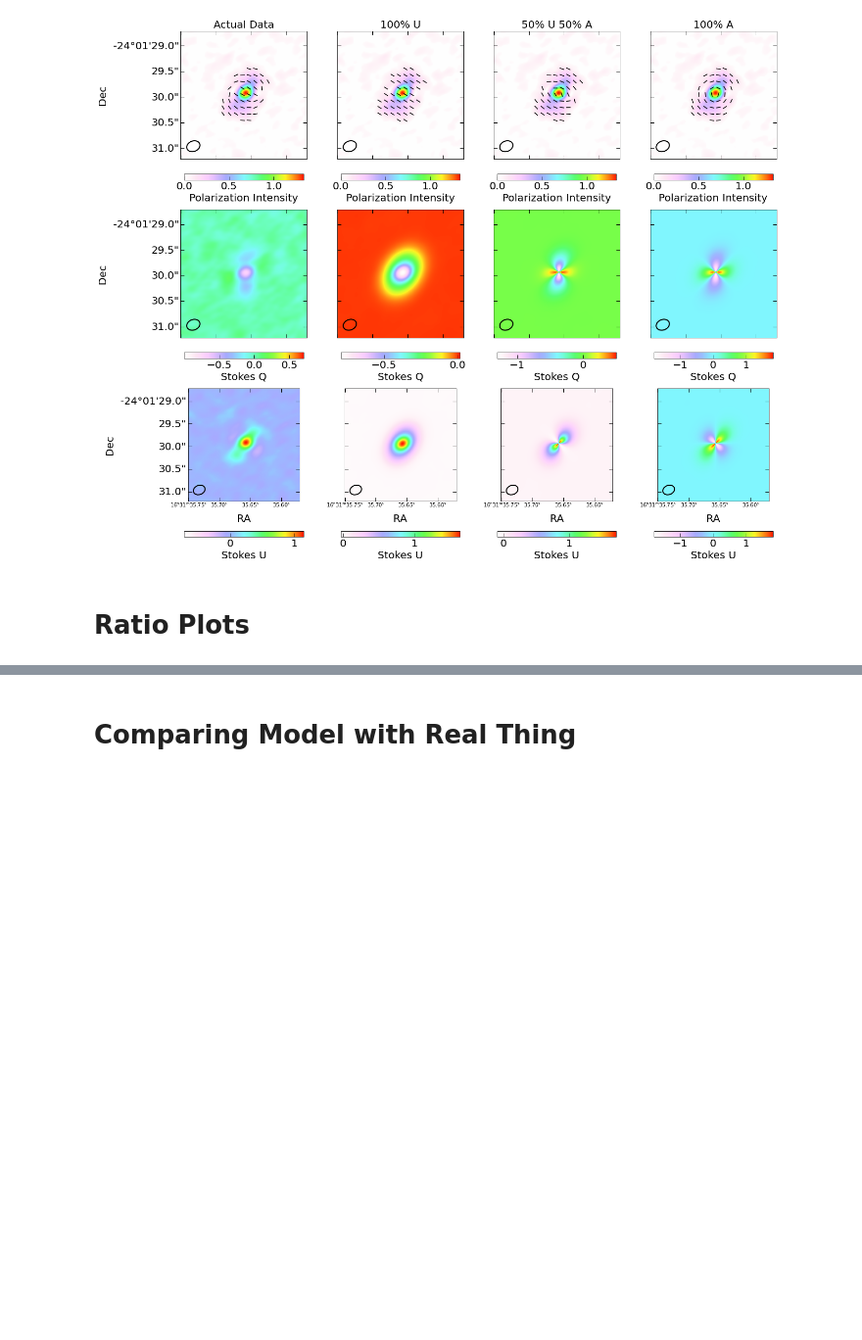
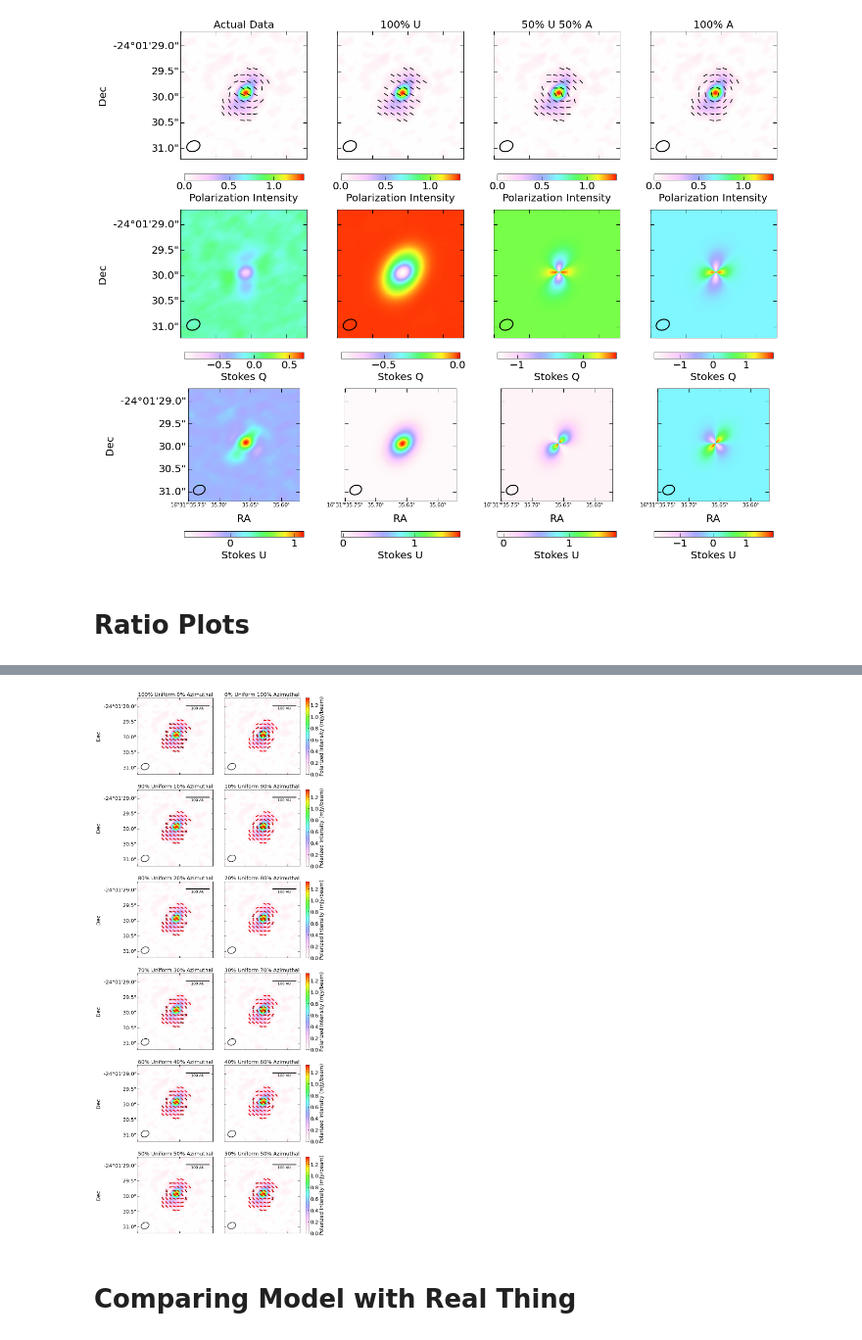
Before and after one commit to audreyburggraf/MastersThesis, a Jupyter notebook: PLOTTING C29 989/STOKES_U_Q_RATIO MAPS.ipynb, the cells around one changed output, grey strips where cells are left out. Shown at 98% size. Cells and saved outputs as stored; diff of their text form; code cells hidden in the pictures; blank space fills up the shorter version.

```diff
--- a/PLOTTING C29 989/STOKES_U_Q_RATIO MAPS.ipynb
+++ b/PLOTTING C29 989/STOKES_U_Q_RATIO MAPS.ipynb
@@ -18,0 +9,2 @@
+# %%
+BMAJ_pix, BMIN_pix, BPA_deg_cartesian, reference_length_pix, RA_centre_pix, Dec_centre_pix, xmin, xmax, ymin, ymax = get_plotting_parameters(StokesI_header, StokesI_wcs, 6)
@@ -18,0 +62,8 @@
+# %%
+# Call the function
+results = generate_polarization_vectors_band6(ny, nx,
+                                              RA_centre_pix, Dec_centre_pix,
+                                              minor_angle_rad_sky_band6,
+                                              StokesI_data_2d_mJy, StokesIerr_data_2d_mJy,
+                                              calculated_polarized_intensity, PolarizedIntensity_err_data_2d_mJy,
+                                              calculated_polarization_angle_rad, PolarizationAngle_err_data_2d_deg)
@@ -95,14 +156,14 @@ axes = plot_grids(kinda_real_data_list, soft_colormap_v2, StokesI_wcs, axis_labe
                   xmin, xmax, ymin, ymax, BMAJ_pix, BMIN_pix, BPA_deg_cartesian)  # Store returned axes
 
 # Plot vector data on the first subplot (axes[0, 0])
-for row in vector_data_uniform_cartesian:
+for row in vector_data_100Uniform_cartesian:
     axes[0, 0].plot([row[0], row[1]], [row[2], row[3]], color='black')
 
 for row in vectors_data_50U_50A_cartesian:
     axes[0, 1].plot([row[0], row[1]], [row[2], row[3]], color='black')
 
 # Plot vector data on the third subplot (axes[0, 2])
-for row in vector_data_azimuthal_cartesian:
+for row in vector_data_100Azimuthal_cartesian:
     axes[0, 2].plot([row[0], row[1]], [row[2], row[3]], color='black')
 # %% [output]
 [figure]
@@ -118,18 +179,18 @@ kinda_real_data_list_with_actual = [
 axes = plot_grids_4x3(kinda_real_data_list_with_actual, soft_colormap_v2, StokesI_wcs, axis_label_fs, axis_num_fs, cbar_fs,
                   xmin, xmax, ymin, ymax, BMAJ_pix, BMIN_pix, BPA_deg_cartesian)  # Store returned axes
 
-for row in vector_data_actual_same_length_cartesian:
+for row in vector_data_actual_cartesian:
     axes[0, 0].plot([row[0], row[1]], [row[2], row[3]], color='black')
 
 # Plot vector data on the first subplot (axes[0, 0])
-for row in vector_data_uniform_cartesian:
+for row in vector_data_100Uniform_cartesian:
     axes[0, 1].plot([row[0], row[1]], [row[2], row[3]], color='black')
 
 for row in vectors_data_50U_50A_cartesian:
     axes[0, 2].plot([row[0], row[1]], [row[2], row[3]], color='black')
 
 # Plot vector data on the third subplot (axes[0, 2])
-for row in vector_data_azimuthal_cartesian:
+for row in vector_data_100Azimuthal_cartesian:
     axes[0, 3].plot([row[0], row[1]], [row[2], row[3]], color='black')
 # %% [output]
 [figure]
@@ -281,3 +218,62 @@ plt.show()
+# %%
+# Define the figure and subplots
+nrows, ncols = 6, 2
+fig, axes = plt.subplots(nrows, ncols, figsize=(20, 38), constrained_layout=True,
+                         subplot_kw={'projection': StokesI_wcs},
+                         gridspec_kw={'wspace': -1})
+
+
+# Loop through subplots
+for i, ax in enumerate(axes.flat):
+    if i >= len(ratio_grid_plot_titles):
+        ax.axis("off")  # Hide empty subplots if there is extra space
+        continue
+
+    # Create blank grid
+    row, col = divmod(i, ncols)
+    create_blank_grid(row, col, ax,
+                      PolarizedIntensity_data_2d_mJy, 'Polarized Intensity (mJy/beam)', 0.5,
+                      StokesI_wcs, soft_colormap_v2,
+                      xmin, xmax, ymin, ymax, reference_length_pix, reference_length_AU,
+                      BMAJ_pix, BMIN_pix, BPA_deg_cartesian,
+                      max_length_pix, reference_fraction)
+
+    ax.set_title(ratio_grid_plot_titles[i], fontsize=20)
+
+    # Add vector plots
+    for row in vector_data_list[i]:
+        ax.plot([row[0], row[1]], [row[2], row[3]], color='black', lw = 3, label = 'Model')
+
+    # Plot vector data on the first subplot (axes[0, 0])
+    for row in vector_data_actual_cartesian:
+        ax.plot([row[0], row[1]], [row[2], row[3]], color='red', lw = 3, label = 'Real')
+
+    # Set axis labels and ticks
+    if col == 0:
+        ax.set_ylabel('Dec', fontsize=axis_label_fs)
+        ax.tick_params(axis="y", which="both", left=True, labelleft=True)
+    else:
+        ax.tick_params(axis="y", which="both", left=True, labelleft=False)
+
+    if row == nrows - 1:
+        ax.set_xlabel('RA', fontsize=axis_label_fs)
+        ax.tick_params(axis="x", which="both", bottom=True, labelbottom=True)
+    else:
+        ax.tick_params(axis="x", which="both", bottom=True, labelbottom=False)
+
+
+    # ax.text(xmin + 5, ymax - 5, f"{i}", fontsize=16, color='blue', ha='left', va='top')
+
+
+    ax.set_xlim(xmin, xmax)
+    ax.set_ylim(ymin, ymax)
+    ax.minorticks_on()
+    ax.tick_params(axis="x", which="major", direction="in", bottom=True, top=True, length=7, labelsize=axis_num_fs - 10)
+    ax.tick_params(axis="y", which="major", direction="in", left=True, right=True, length=7, labelsize=axis_num_fs)
+
+plt.show()
+# %% [output]
+[figure, added]
 # %% [markdown]
 # Comparing Model with Real Thing
 # %% [markdown]
```
Also changed, not shown: parts of 42 cells of this notebook, 19 other files.
